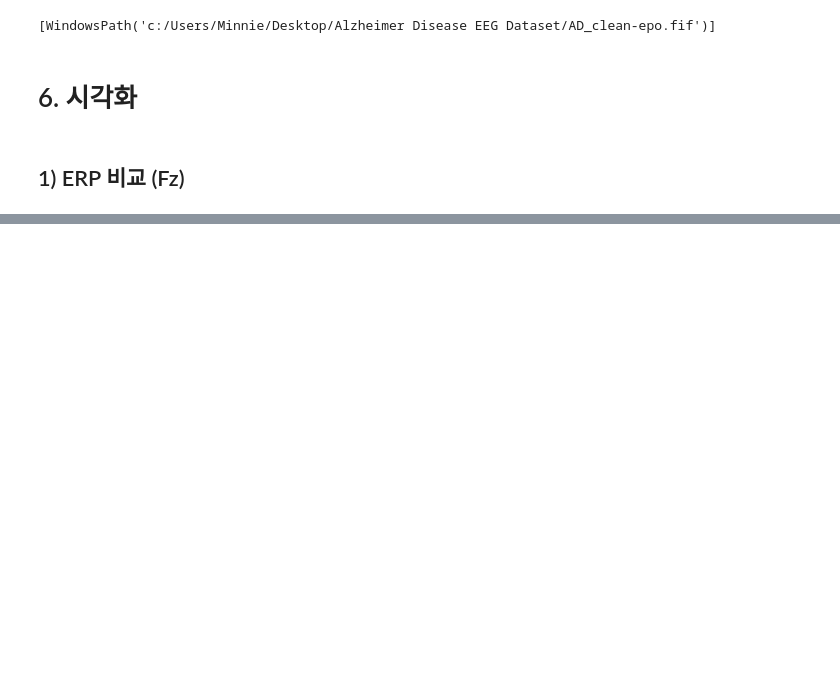
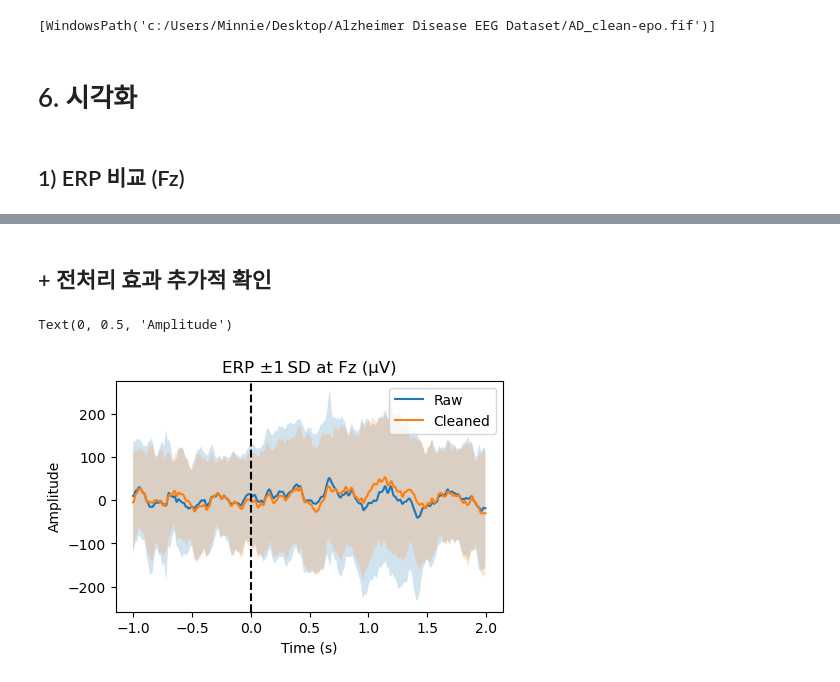
Before and after one commit to Minnie02/CABON-project, a Jupyter notebook: AD_EDA1.ipynb, the cells around one changed output, grey strips where cells are left out. Cells and saved outputs as stored; diff of their text form; code cells hidden in the pictures; blank space fills up the shorter version.

```diff
--- a/AD_EDA1.ipynb
+++ b/AD_EDA1.ipynb
@@ -209,0 +238,23 @@ NameError: name 'raw_epochs_bc' is not defined
+# %% [markdown]
+## + 전처리 효과 추가적 확인
+# %%
+# Raw vs Cleaned ERP + 회색 음영(shaded error)
+import numpy as np
+times = raw_epochs_bc.times
+data_raw = raw_epochs_bc.get_data() * 1e6        # (n_epochs, n_ch, n_times)
+data_cln = epochs_clean.get_data() * 1e6
+mean_r = data_raw[:,1,:].mean(axis=0)            # Fz 채널만
+std_r  = data_raw[:,1,:].std(axis=0)
+mean_c = data_cln[:,1,:].mean(axis=0)
+std_c  = data_cln[:,1,:].std(axis=0)
+
+plt.figure(figsize=(5,3))
+plt.plot(times, mean_r, label='Raw')
+plt.fill_between(times, mean_r-std_r, mean_r+std_r, alpha=0.2)
+plt.plot(times, mean_c, label='Cleaned')
+plt.fill_between(times, mean_c-std_c, mean_c+std_c, alpha=0.2)
+plt.axvline(0, color='k', ls='--'); plt.legend()
+plt.title('ERP ±1 SD at Fz (µV)'); plt.xlabel('Time (s)'); plt.ylabel('Amplitude')
+# %% [output]
+Text(0, 0.5, 'Amplitude')
+[figure, added]
```
Also changed, not shown: parts of 7 cells of this notebook.
